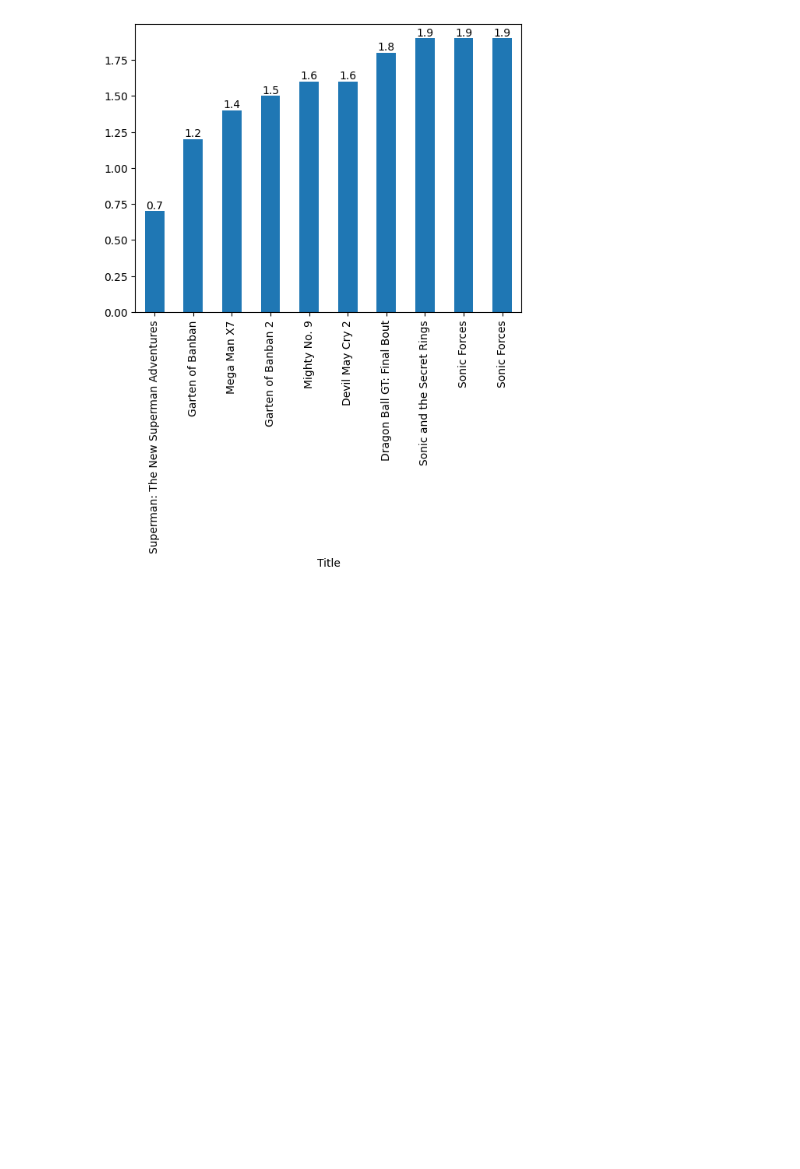
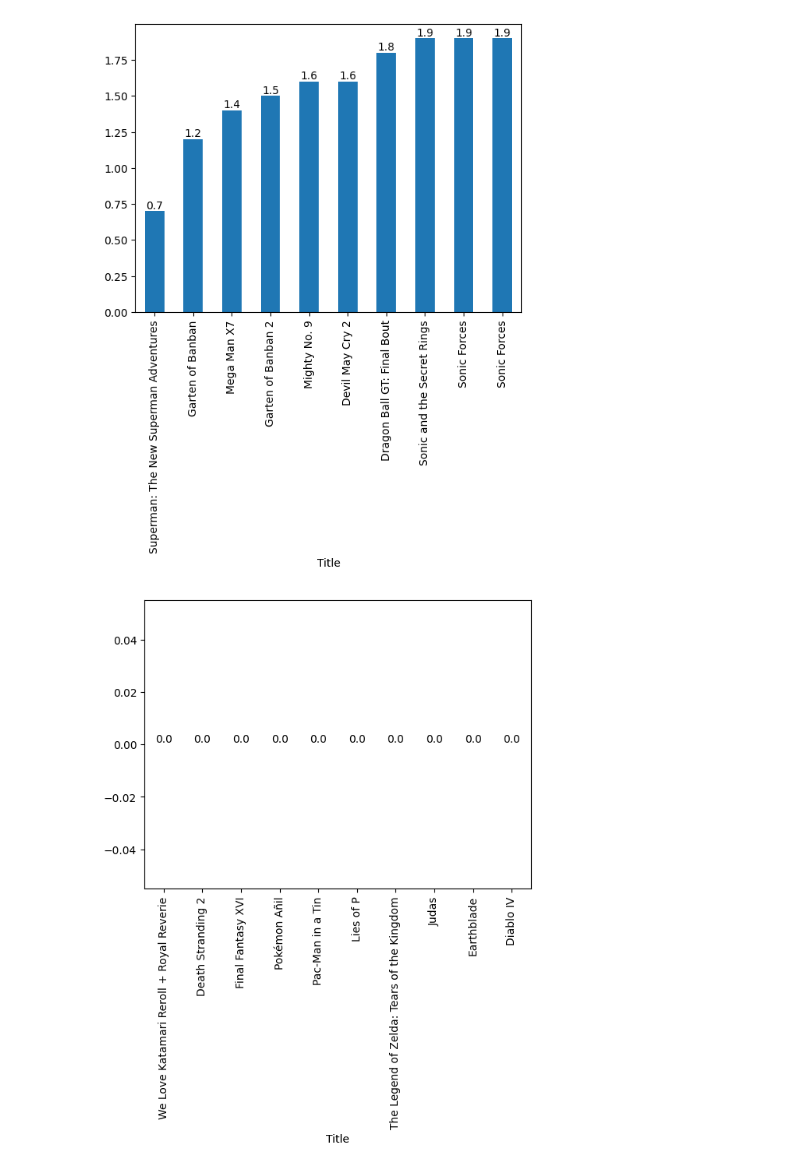
Before and after one commit to francoS18/python-1-semestre, a Jupyter notebook: Jupyter/04-pandas.ipynb, the cells around one changed output. Cells and saved outputs as stored; diff of their text form; code cells hidden in the pictures; blank space fills up the shorter version.

```diff
--- a/Jupyter/04-pandas.ipynb
+++ b/Jupyter/04-pandas.ipynb
@@ -278,7 +278,8 @@ Backlogs             False
 Wishlist             False
 dtype: bool
 # %%
-datos2.sort_values('Rating')
+datos2_reverse = datos2.sort_values('Rating')
+datos2_reverse
 # %% [output]
 |  | Title | Release Date | Team | Rating | Times Listed | Number of Reviews | Genres | Summary | Reviews | ... |
 | Id |  |  |  |  |  |  |  |  |  | ... |
@@ -324,5 +325,17 @@ for i, rating in enumerate(datos_grafico['Rating']):
 plt.show()
 # %% [output]
 [figure]
+# %%
+datos2_reverse_grafico = datos2_reverse.head(10)
+datos2_reverse_grafico.set_index('Title', inplace=True)
+
+ax = datos2_reverse_grafico['Rating'].plot(x=None, kind='bar')
+
+for i, rating in enumerate(datos2_reverse_grafico['Rating']):
+    ax.annotate(str(rating), xy=(i, rating), ha='center', va='bottom')
+
+plt.show()
+# %% [output]
+[figure, added]
 # %%
 datos.to_csv('assets/data/Sin_nulos.csv')
```
Also changed, not shown: parts of 1 cell of this notebook.
